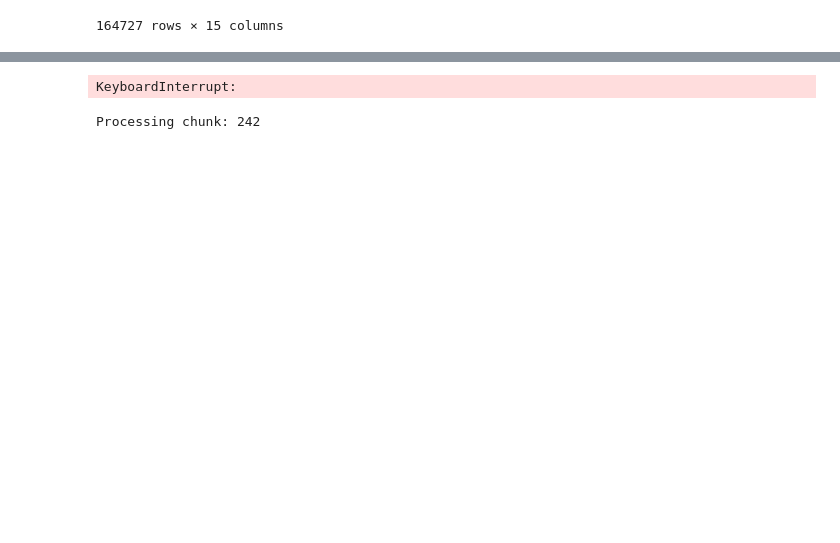
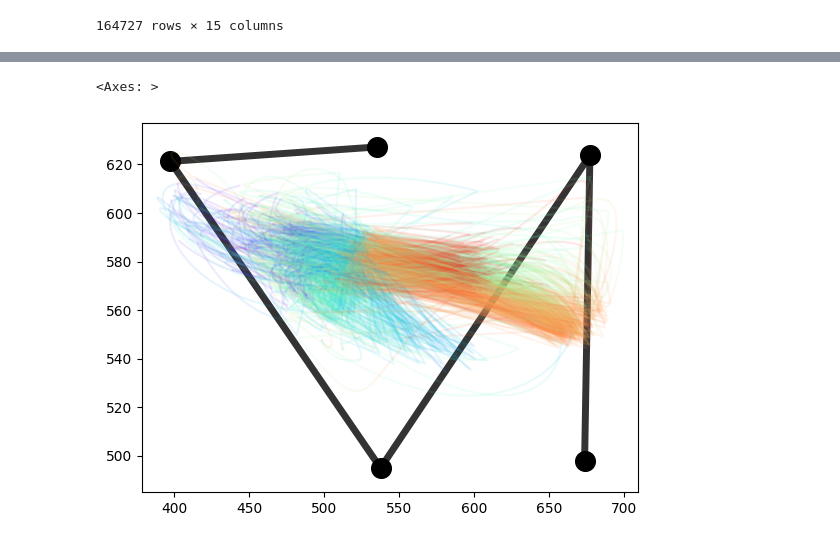
Before and after one commit to ncguilbeault/striatal_replay, a Jupyter notebook: notebooks/kalman_filter_position.ipynb, the cells around one changed output, grey strips where cells are left out. Cells and saved outputs as stored; diff of their text form; code cells hidden in the pictures; blank space fills up the shorter version.

```diff
--- a/notebooks/kalman_filter_position.ipynb
+++ b/notebooks/kalman_filter_position.ipynb
@@ -529,17 +135,0 @@ ephys_timestamps = recording.continuous[2].global_timestamps
-# %%
-# spikes = np.array([])
-# keypoint_df = calculate_average_keypoint(back_pos_df, keypoint_cols=["head_centre"])
-start_ephys_times = all_trajectories.groupby(["trial_id"]).agg("first")["ephys_time"]
-end_ephys_times = all_trajectories.groupby(["trial_id"]).agg("last")["ephys_time"]
-ephys_idxs = np.ravel([np.where(np.logical_and(ephys_timestamps > start, ephys_timestamps < end))[0] for start, end in zip(start_ephys_times, end_ephys_times)])
-# %% [output]
-KeyboardInterrupt:
-# %%
-ephys_timestamps_mask = np.zeros_like(ephys_timestamps)
-for i, (start, end) in enumerate(zip(start_ephys_times.iloc[1:], end_ephys_times.iloc[1:])):
-    print(f"Processing chunk: {i+1}", end="\r")
-    mask_start = (ephys_timestamps >= start).argmax()
-    mask_end = (ephys_timestamps >= end).argmax()
-    ephys_timestamps_mask[mask_start:mask_end] = 1
-# %% [output]
-Processing chunk: 242
@@ -556,0 +136,5 @@ spikes[clusters_mapping[spike_clusters][:cutoff], np.arange(spikes.shape[1])] =
+# %%
+plot_all_trajectories(trajectories, ports, x_col="smoothed_x_position", y_col="smoothed_y_position")
+# %% [output]
+<Axes: >
+[figure, added]
```
Also changed, not shown: parts of 25 cells of this notebook.
